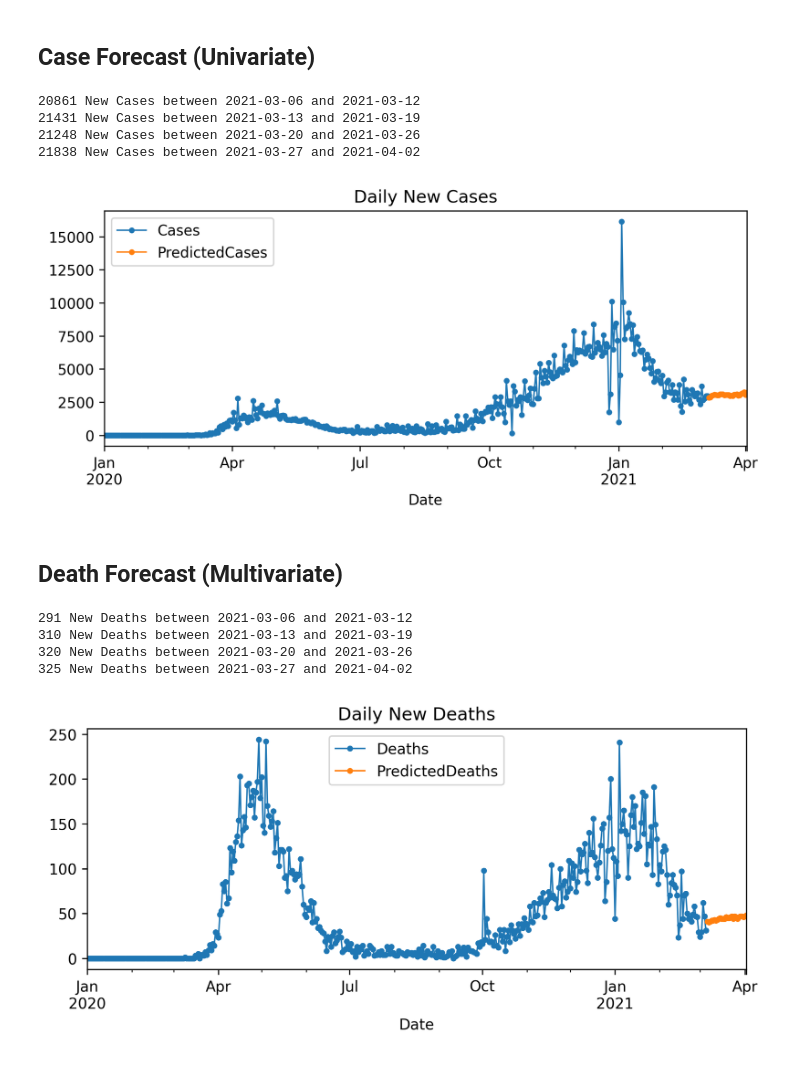
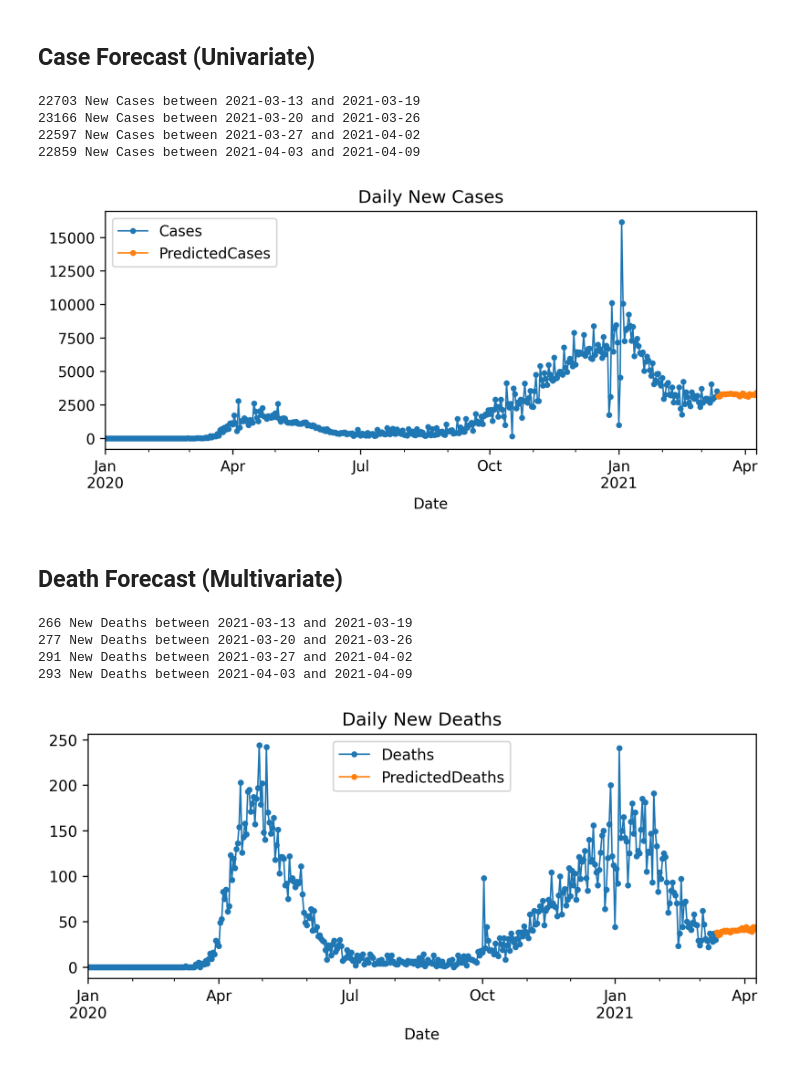
Before and after one commit to jianfeizhang/Covid-Canada-Forecast, a Jupyter notebook: GRU_direct-multistep.ipynb, the cells around one changed output. Cells and saved outputs as stored; diff of their text form; code cells hidden in the pictures.

```diff
--- a/GRU_direct-multistep.ipynb
+++ b/GRU_direct-multistep.ipynb
@@ -148,7 +148,7 @@ def daily_report(df_past, df_future, target, date_col = 'Date'):
 ## Case Forecast (Univariate)
 # %%
 # do not use death number and policy, it is univariate prediction
-df_train = train_data(d_CA, ['Cases'], '2021-03-05', is_non_target = False, is_policy = False)
+df_train = train_data(d_CA, ['Cases'], '2021-03-12', is_non_target = False, is_policy = False)
 df_future = []
 for gap in [0, 7, 14, 21]:
     df_forecast = direct_forecast(df_train, ['Cases'], gap = gap)
@@ -156,25 +156,25 @@ for gap in [0, 7, 14, 21]:
 df_future = pd.concat([df for df in df_future])
 daily_report(df_train, df_future, ['Cases'])
 # %% [output]
-20861 New Cases between 2021-03-06 and 2021-03-12
-21431 New Cases between 2021-03-13 and 2021-03-19
-21248 New Cases between 2021-03-20 and 2021-03-26
-21838 New Cases between 2021-03-27 and 2021-04-02
+22703 New Cases between 2021-03-13 and 2021-03-19
+23166 New Cases between 2021-03-20 and 2021-03-26
+22597 New Cases between 2021-03-27 and 2021-04-02
+22859 New Cases between 2021-04-03 and 2021-04-09
-[figure, old version]
+[figure, new version]
 # %% [markdown]
 ## Death Forecast (Multivariate)
 # %%
 # use case number as covariate
-df_train = train_data(d_CA, ['Deaths'], '2021-03-05', is_non_target = True, is_policy = False)
+df_train = train_data(d_CA, ['Deaths'], '2021-03-12', is_non_target = True, is_policy = False)
 df_future = []
 for gap in [0, 7, 14, 21]:
     df_forecast = direct_forecast(df_train, ['Deaths'], gap = gap)
     df_future.append(df_forecast)
 df_future = pd.concat([df for df in df_future])
 daily_report(df_train, df_future, ['Deaths'])
 # %% [output]
-291 New Deaths between 2021-03-06 and 2021-03-12
-310 New Deaths between 2021-03-13 and 2021-03-19
-320 New Deaths between 2021-03-20 and 2021-03-26
-325 New Deaths between 2021-03-27 and 2021-04-02
+266 New Deaths between 2021-03-13 and 2021-03-19
+277 New Deaths between 2021-03-20 and 2021-03-26
+291 New Deaths between 2021-03-27 and 2021-04-02
+293 New Deaths between 2021-04-03 and 2021-04-09
-[figure, old version]
+[figure, new version]
```
Also changed, not shown: 5 other files.
